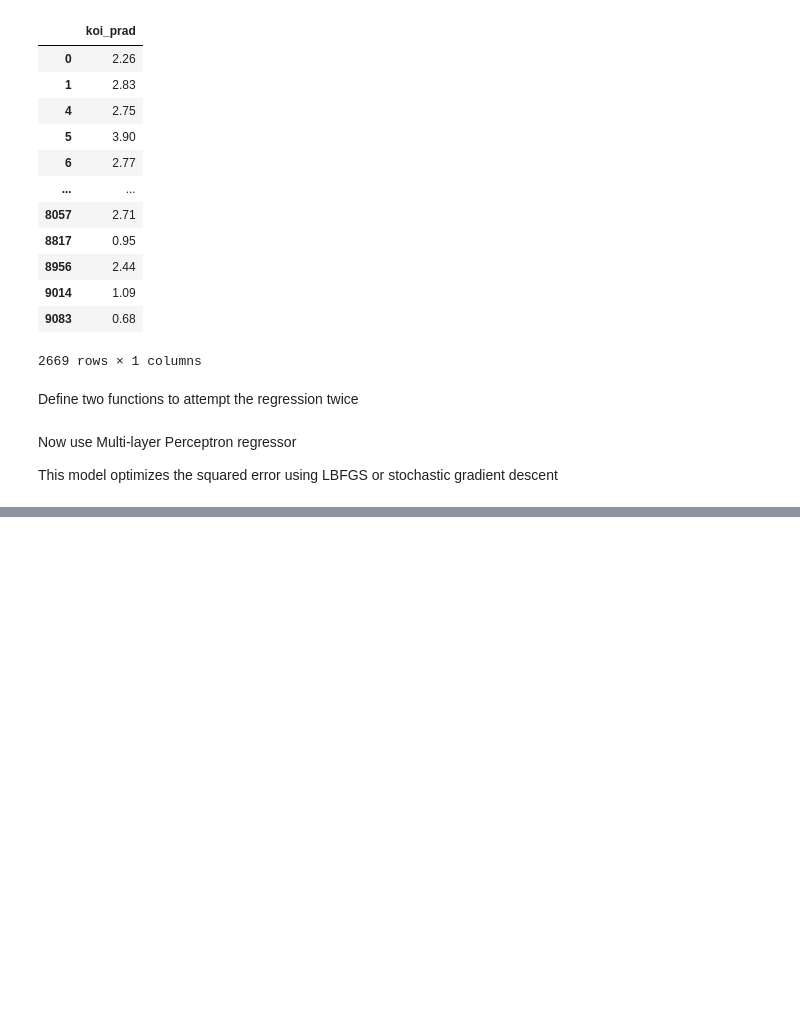
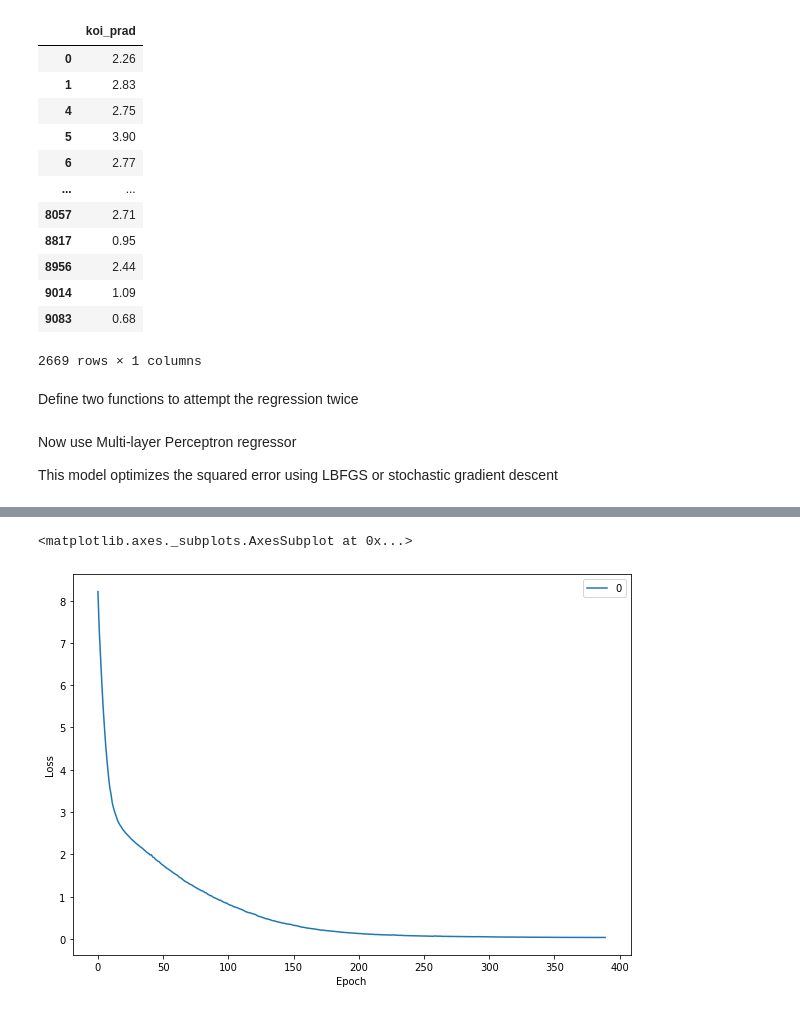
Before and after one commit to nicholasproietti/LGM, a Jupyter notebook: Kepler_Light_Curve_Reader.ipynb, the cells around one changed output, grey strips where cells are left out. Drawn from its saved outputs; the diff is of its cells as text; code cells hidden in the pictures; blank space fills up the shorter version.

```diff
--- a/Kepler_Light_Curve_Reader.ipynb
+++ b/Kepler_Light_Curve_Reader.ipynb
@@ -324,3 +341,8 @@ test_validate1(x_test=x_test, y_test=y_test, y_predict=y_predict, classifier=mlp
+# %%
+pd.DataFrame(mlp.loss_curve_).plot(xlabel="Epoch", ylabel="Loss")
+# %% [output]
+<matplotlib.axes._subplots.AxesSubplot at 0x...>
+[figure, added]
 # %%
 test_validate2(x_test=x_test, y_test=y_test, y_predict=y_predict, classifier=mlp)
 # %% [output]
```
Also changed, not shown: parts of 4 cells of this notebook.
